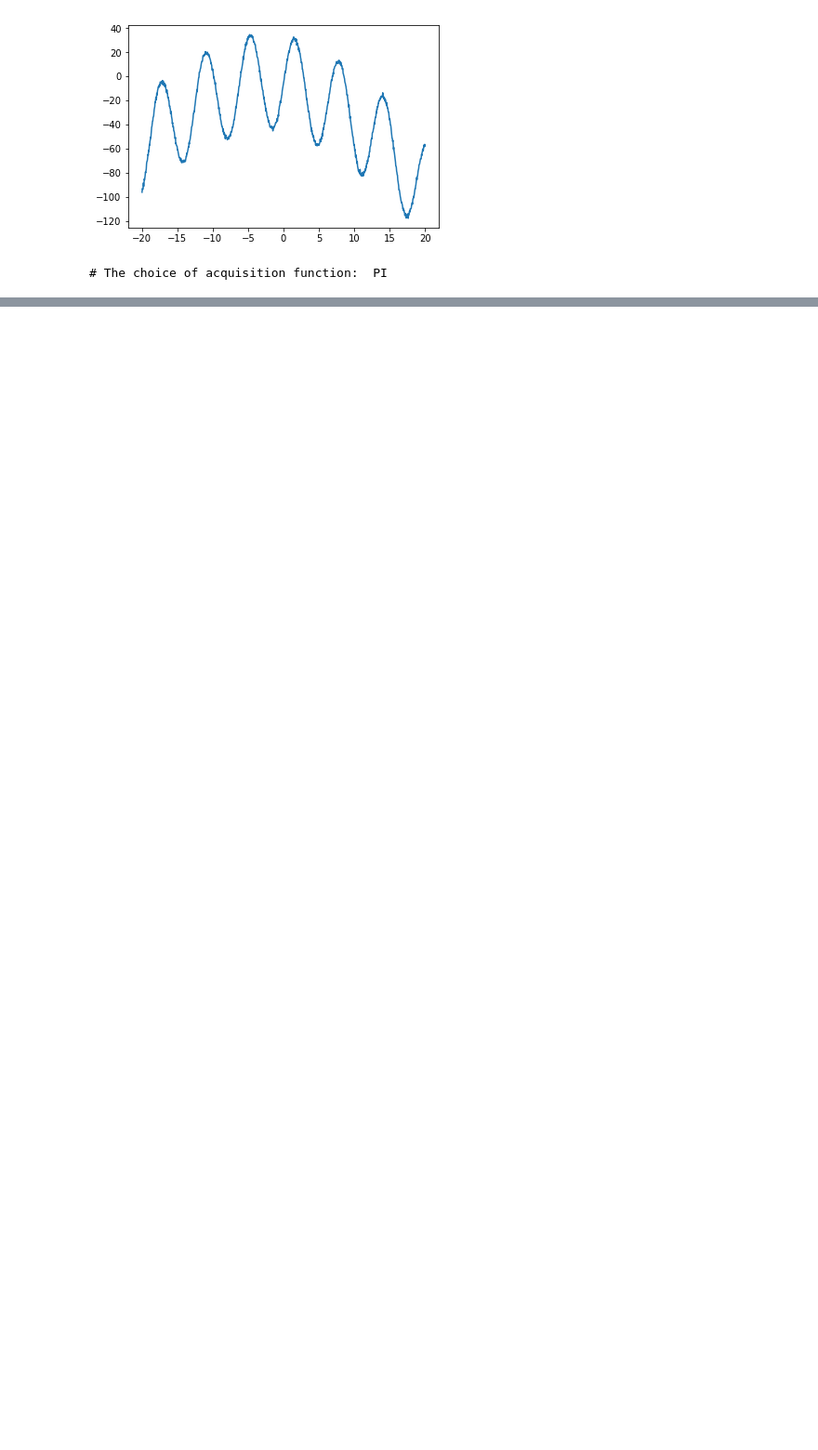
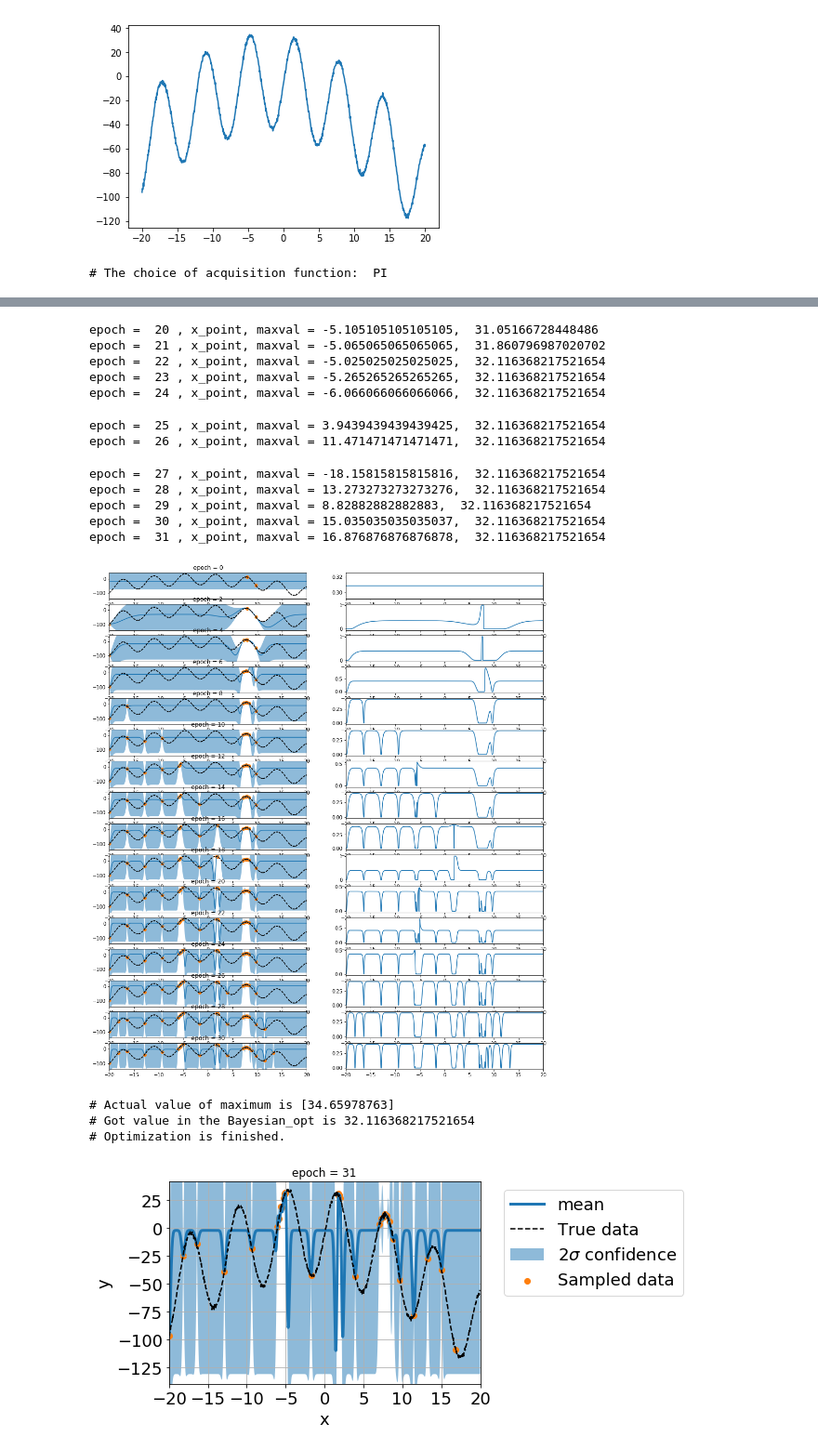
Before and after one commit to Yasushi-Shinohara/GPR_Note, a Jupyter notebook: Project4/Bopt_PI_RBF.ipynb, the cells around one changed output, grey strips where cells are left out. Shown: that part at 93% size. Cells and saved outputs as stored; diff of their text form; code cells hidden in the pictures; blank space fills up the shorter version.

```diff
--- a/Project4/Bopt_PI_RBF.ipynb
+++ b/Project4/Bopt_PI_RBF.ipynb
@@ -7,20 +7,18 @@ import matplotlib.pyplot as plt
 np.random.seed(seed=123)
 # %%
 #Define data, supervised data
-def target_func(x):
-    return 40.0*np.sin(x/1.0) - (0.3*(x+6.0))**2 - (0.2*(x-4.0))**2 - 1.0*np.abs(x+2.0) + np.random.normal(0,1,1)
+def x2y(x):
+    f = 40.0*np.sin(x/1.0) - (0.3*(x+6.0))**2 - (0.2*(x-4.0))**2 - 1.0*np.abs(x+2.0) + np.random.normal(0,1,1)
+    return f
 #
 xmin = -20
 xmax = 20
 Nx = 1000
 x = np.linspace(xmin, xmax, Nx)
-z = list(map(target_func,x)) #for python3
-z = np.array(z)
-plt.plot(x, z) #### plot true data
+y = list(map(x2y,x)) #for python3
+y = np.array(y)
+plt.plot(x, y) #### plot true data
 plt.show()
-def generate_sample(xval):
-    xid = np.argmin((x - xval)**2)
-    return z[xid]
 # %% [output]
 [figure]
 # %%
@@ -30,13 +28,13 @@ Noptimize = 100
 kernel = kernels.RBF()
 #kernel = kernels.ConstantKernel() + kernels.ConstantKernel()*kernels.Matern(nu=0.5)
 #kernel = kernels.Matern(nu=0.5)
-GPR = GaussianProcessRegressor(kernel=kernel, alpha=1e-8, normalize_y=True, optimizer='fmin_l_bfgs_b', \
+GPR = Gaussian_Process_Regression(kernel=kernel, alpha=1e-10, normalize_y=True, optimizer='fmin_l_bfgs_b', \
                                    copy_X_train=True, n_restarts_optimizer=Noptimize, random_state=123)
 #
 BO = Bayesian_opt()
 #BO.acqui_name = 'EI'
 BO.acqui_name = 'PI'
-#BO.acqui_name = 'UCB'
+#O.acqui_name = 'UCB'
 print('# The choice of acquisition function: ',BO.acqui_name)
 # %% [output]
 # The choice of acquisition function:  PI
@@ -116,0 +41,21 @@ epoch =  15 , x_point, maxval = -16.236236236236238,  -8.033195505018357
+# %%
+#Definition of array as the initial condition
+x_sample_init = np.array([])
+y_sample_init = np.array([])
+Ninitial = 2
+for i in range(Ninitial):
+    x_point = np.random.uniform(xmin,xmax) #Initial point is randomely chosen
+    x_sample_init = np.append(x_sample_init,x_point)
+    y_point = x2y(x_point)
+    y_sample_init = np.append(y_sample_init,y_point)
+#
+Nepoch = 32 #Number of optimization
+nplotevery = Nepoch//16 #Plot the results in every this number
+
+mean, std, x_point, y_point, maxval_list = DO_BO(GPR, BO, x2y, x, x_sample_init, y_sample_init, Nepoch, nplotevery, answer_is_there=True)
+
+plt.figure()
+plt.plot(maxval_list)
+plt.grid()
+plt.show()
+# %% [output]
@@ -116,0 +82,17 @@ epoch =  15 , x_point, maxval = -16.236236236236238,  -8.033195505018357
+epoch =  20 , x_point, maxval = -5.105105105105105,  31.05166728448486
+epoch =  21 , x_point, maxval = -5.065065065065065,  31.860796987020702
+epoch =  22 , x_point, maxval = -5.025025025025025,  32.116368217521654
+epoch =  23 , x_point, maxval = -5.265265265265265,  32.116368217521654
+epoch =  24 , x_point, maxval = -6.066066066066066,  32.116368217521654
+epoch =  25 , x_point, maxval = 3.9439439439439425,  32.116368217521654
+epoch =  26 , x_point, maxval = 11.471471471471471,  32.116368217521654
+epoch =  27 , x_point, maxval = -18.15815815815816,  32.116368217521654
+epoch =  28 , x_point, maxval = 13.273273273273276,  32.116368217521654
+epoch =  29 , x_point, maxval = 8.82882882882883,  32.116368217521654
+epoch =  30 , x_point, maxval = 15.035035035035037,  32.116368217521654
+epoch =  31 , x_point, maxval = 16.876876876876878,  32.116368217521654
+[figure, added]
+# Actual value of maximum is [34.65978763]
+# Got value in the Bayesian_opt is 32.116368217521654
+# Optimization is finished.
+[figure, added]
```
Also changed, not shown: parts of 2 cells of this notebook, 4 other files.
